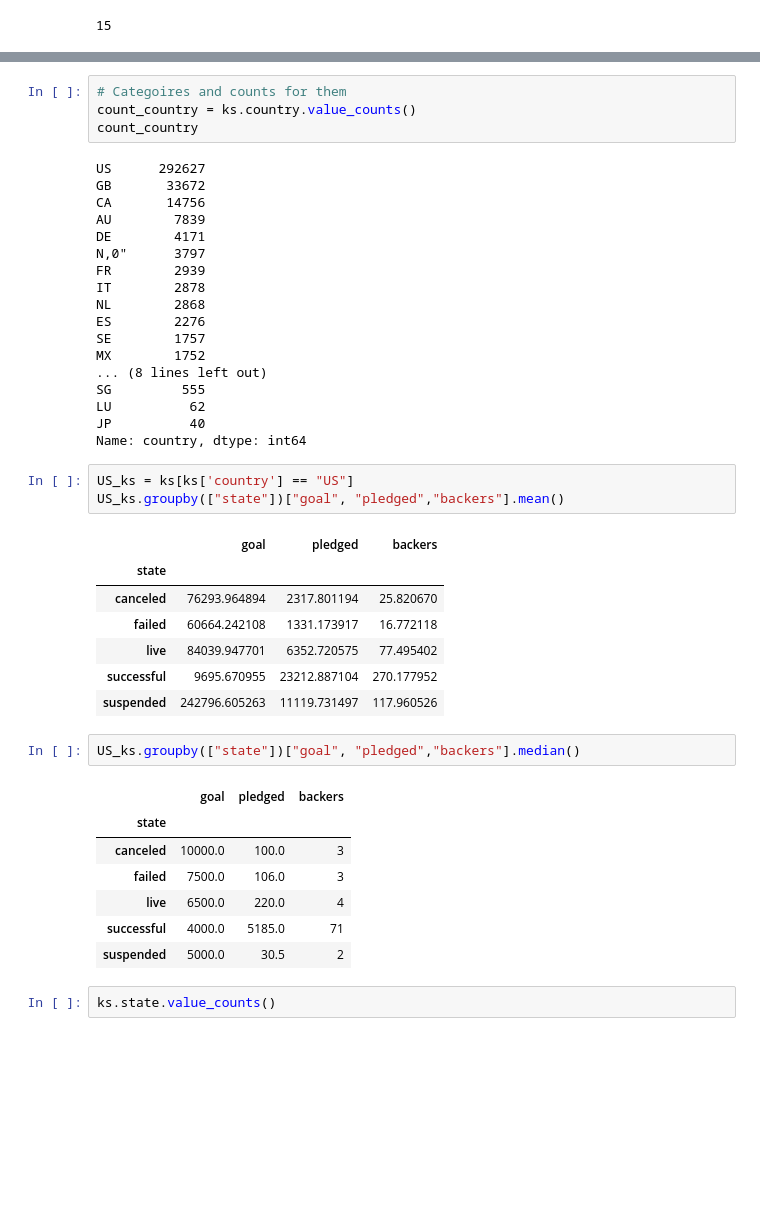
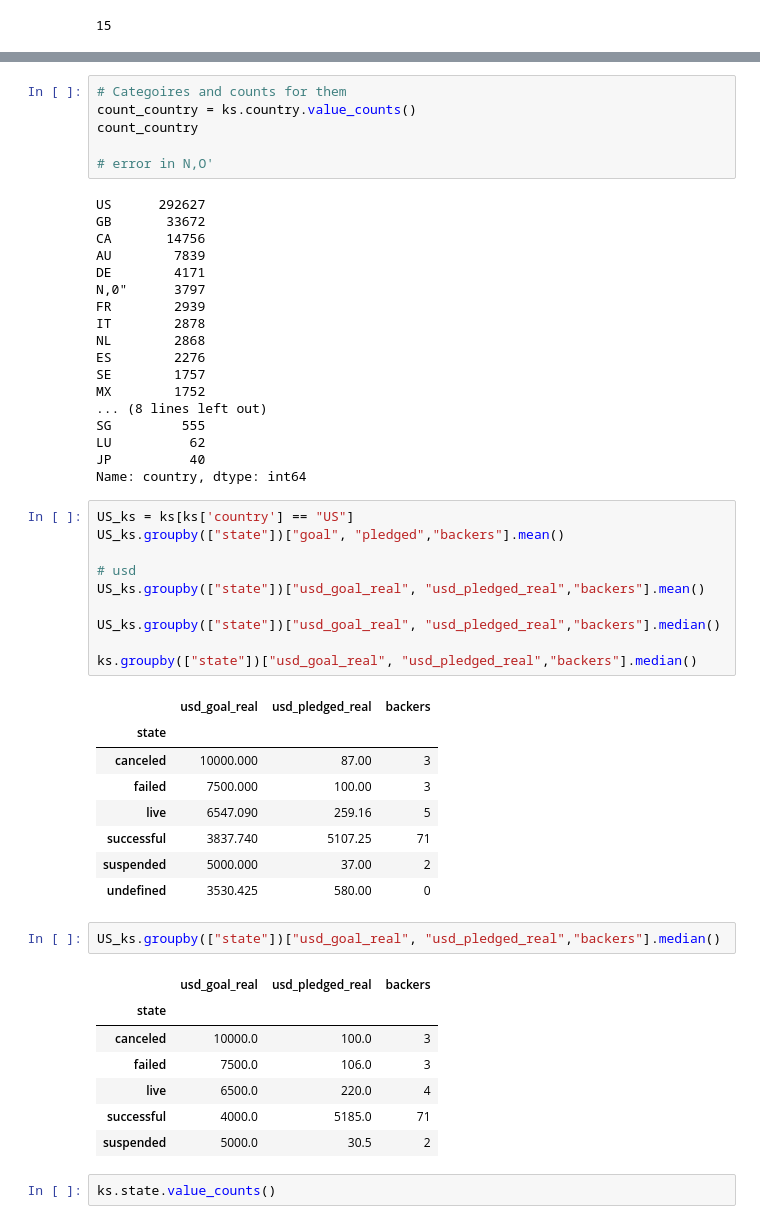
Before and after one commit to hannah-ross/dataforgood, a Jupyter notebook: Final Project 131 James.ipynb, the cells around one changed output, grey strips where cells are left out. Saved outputs shown, nothing was run; the diff lists cells and outputs as text; blank space fills up the shorter version.

Commit message:
Update Final Project 131 James.ipynb
Updated file with commented code, some more details on the main_category column, and the metrics for backers

```diff
--- a/Final Project 131 James.ipynb
+++ b/Final Project 131 James.ipynb
@@ -147,6 +131,8 @@ Name: currency, dtype: int64
 # Categoires and counts for them
 count_country = ks.country.value_counts()
 count_country
+
+# error in N,O'
 # %% [output]
 US      292627
 GB       33672
@@ -168,18 +154,26 @@ Name: country, dtype: int64
 # %%
 US_ks = ks[ks['country'] == "US"]
 US_ks.groupby(["state"])["goal", "pledged","backers"].mean()
+
+# usd
+US_ks.groupby(["state"])["usd_goal_real", "usd_pledged_real","backers"].mean()
+
+US_ks.groupby(["state"])["usd_goal_real", "usd_pledged_real","backers"].median()
+
+ks.groupby(["state"])["usd_goal_real", "usd_pledged_real","backers"].median()
 # %% [output]
-|  | goal | pledged | backers |
+|  | usd_goal_real | usd_pledged_real | backers |
 | state |  |  |  |
-| canceled | 76293.964894 | 2317.801194 | 25.820670 |
-| failed | 60664.242108 | 1331.173917 | 16.772118 |
-| live | 84039.947701 | 6352.720575 | 77.495402 |
-| successful | 9695.670955 | 23212.887104 | 270.177952 |
-| suspended | 242796.605263 | 11119.731497 | 117.960526 |
+| canceled | 10000.000 | 87.00 | 3 |
+| failed | 7500.000 | 100.00 | 3 |
+| live | 6547.090 | 259.16 | 5 |
+| successful | 3837.740 | 5107.25 | 71 |
+| suspended | 5000.000 | 37.00 | 2 |
+| undefined | 3530.425 | 580.00 | 0 |
 # %%
-US_ks.groupby(["state"])["goal", "pledged","backers"].median()
+US_ks.groupby(["state"])["usd_goal_real", "usd_pledged_real","backers"].median()
 # %% [output]
-|  | goal | pledged | backers |
+|  | usd_goal_real | usd_pledged_real | backers |
 | state |  |  |  |
 | canceled | 10000.0 | 100.0 | 3 |
 | failed | 7500.0 | 106.0 | 3 |
```
Also changed, not shown: parts of 26 cells of this notebook.
